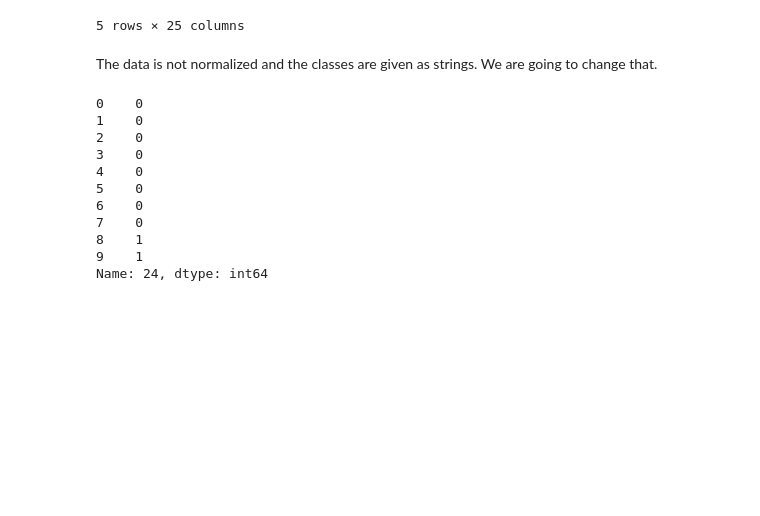
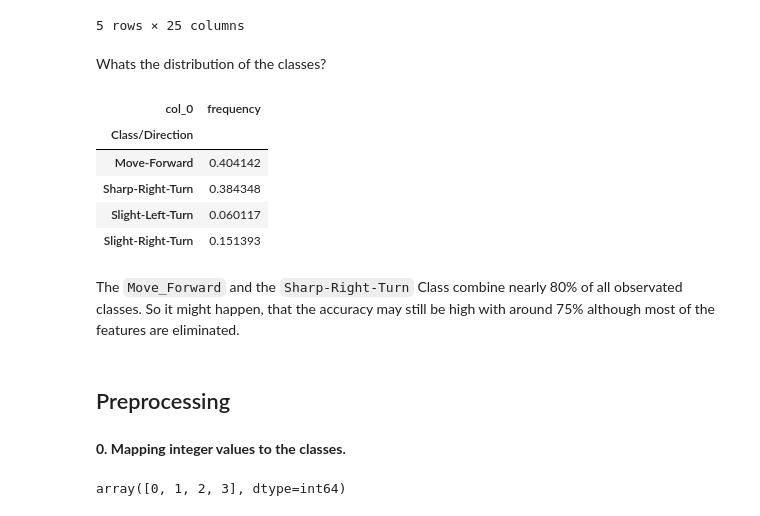
Before and after one commit to philippgrafendorfe/stackedautoencoders, a Jupyter notebook: ROBO_Autoencoder.ipynb, the cells around one changed output. Cells and saved outputs as stored; diff of their text form; code cells hidden in the pictures; blank space fills up the shorter version.

```diff
--- a/ROBO_Autoencoder.ipynb
+++ b/ROBO_Autoencoder.ipynb
@@ -83,23 +91,32 @@ data.head()
 | 3 | 0.437 | 0.501 | 3.625 | 3.626 | 5.0 | 2.918 | 5.0 | 2.353 | 2.334 | 2.642 | ... | ... |
 | 4 | 0.438 | 0.498 | 3.626 | 3.629 | 5.0 | 2.918 | 5.0 | 2.640 | 2.334 | 2.639 | ... | ... |
 5 rows × 25 columns
-# %% [markdown]
-The data is not normalized and the classes are given as strings. We are going to change that.
+# %% [markdown]
+Whats the distribution of the classes?
+# %%
+df_tab = data_raw
+df_tab[24] = df_tab[24].astype('category')
+tab = pd.crosstab(index=df_tab[24], columns="frequency")
+tab.index.name = 'Class/Direction'
+tab/tab.sum()
+# %% [output]
+| col_0 | frequency |
+| Class/Direction |  |
+| Move-Forward | 0.404142 |
+| Sharp-Right-Turn | 0.384348 |
+| Slight-Left-Turn | 0.060117 |
+| Slight-Right-Turn | 0.151393 |
+# %% [markdown]
+The `Move_Forward` and the `Sharp-Right-Turn` Class combine nearly 80% of all observated classes. So it might happen, that the accuracy may still be high with around 75% although most of the features are eliminated.
+# %% [markdown]
+## Preprocessing
+# %% [markdown]
+**0. Mapping integer values to the classes.**
 # %%
 mapping = {key: value for (key, value) in zip(data[24].unique(), range(len(data[24].unique())))}
 data.replace({24:mapping}, inplace=True)
 # %%
-data[24].head(10)
+data[24].unique()
 # %% [output]
-0    0
-1    0
-2    0
-3    0
-4    0
-5    0
-6    0
-7    0
-8    1
-9    1
-Name: 24, dtype: int64
+array([0, 1, 2, 3], dtype=int64)
 # %% [markdown]
```
Also changed, not shown: parts of 50 cells of this notebook, 7 other files.
